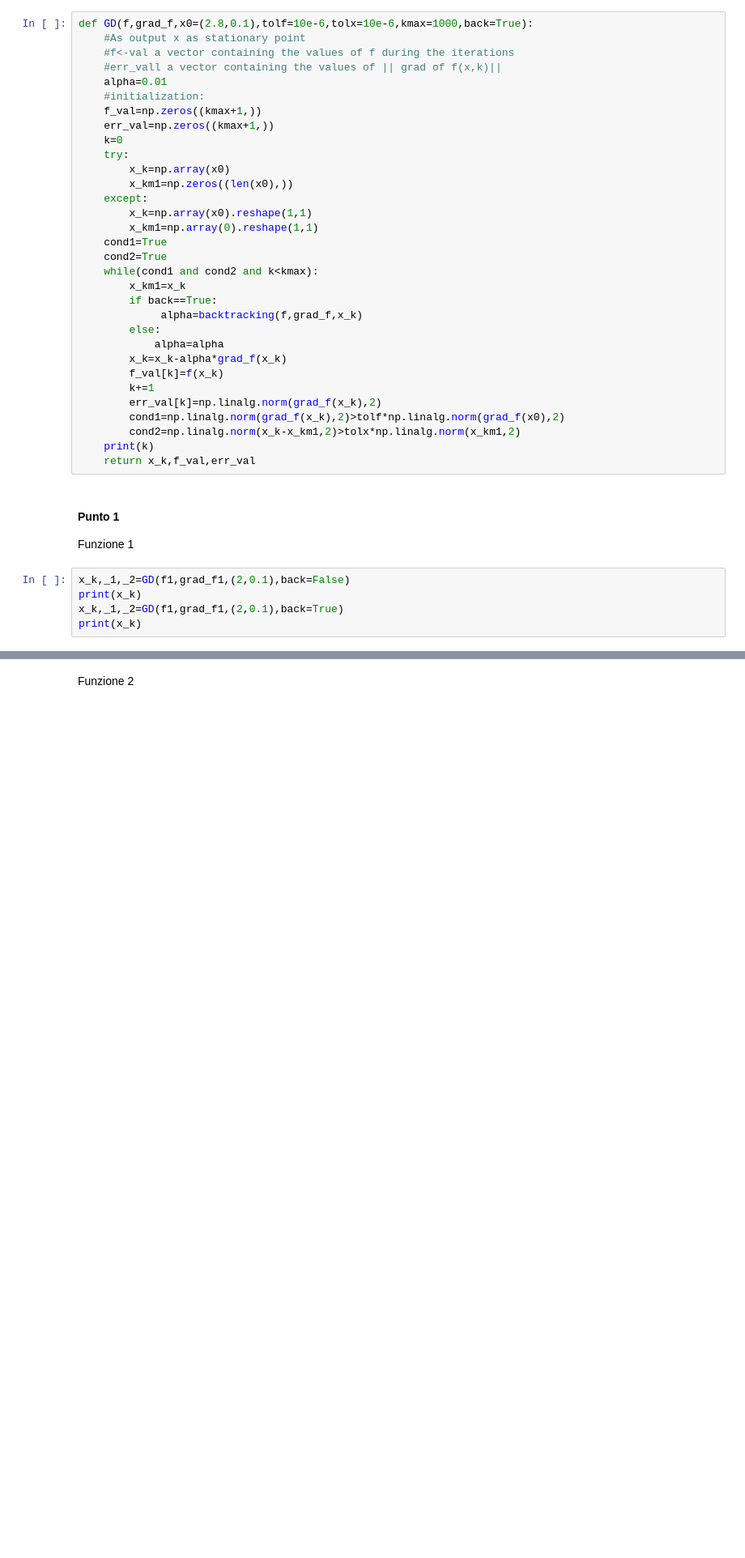
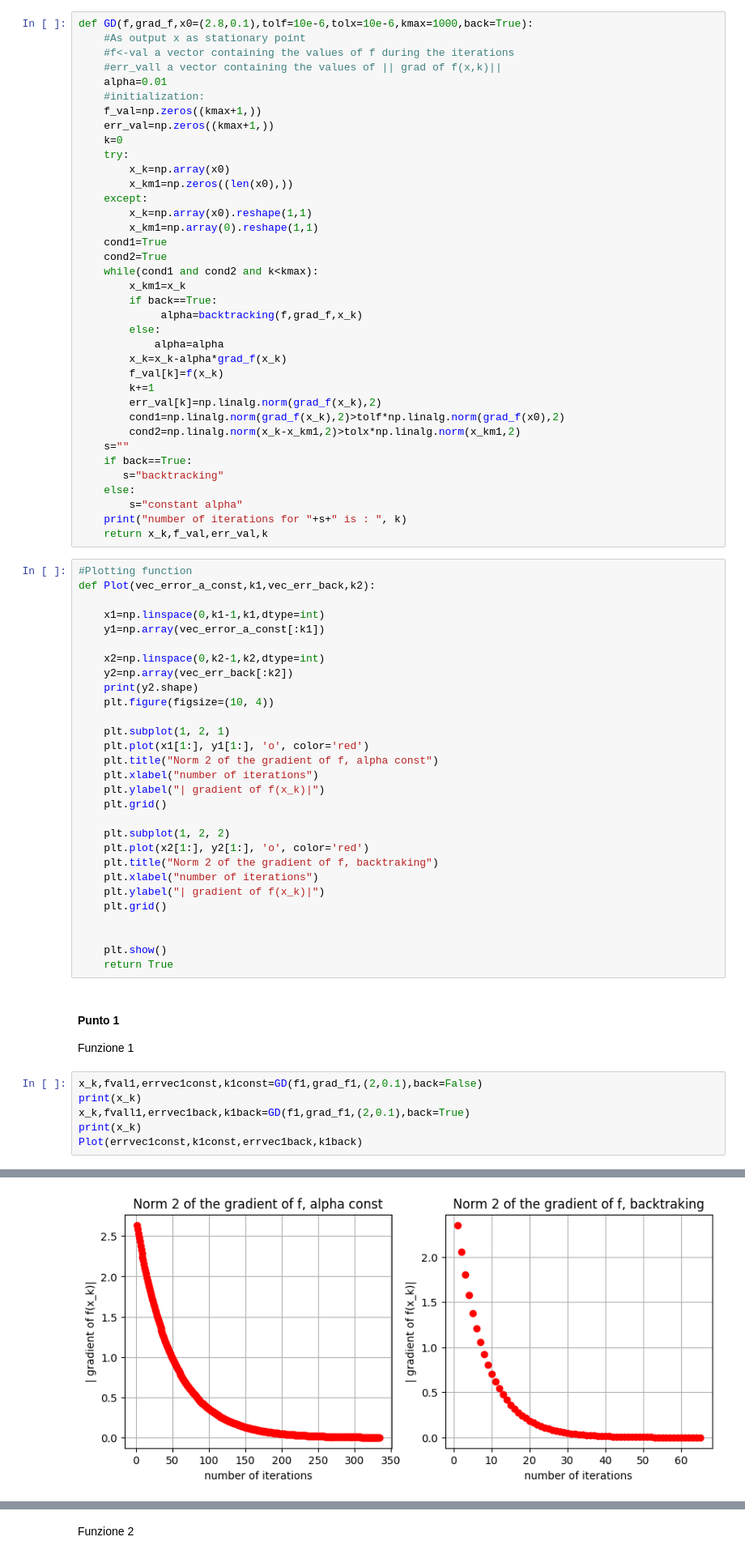
Before and after one commit to francesco-source/Artificial-Intelligence-UNIBO, a Jupyter notebook: Statistical_and_mathematical_methods_for_AI/Exercises/Exercise3.ipynb, the cells around one changed output, grey strips where cells are left out. Shown at 81% size. Cells and saved outputs as stored; diff of their text form; blank space fills up the shorter version.

```diff
--- a/Statistical_and_mathematical_methods_for_AI/Exercises/Exercise3.ipynb
+++ b/Statistical_and_mathematical_methods_for_AI/Exercises/Exercise3.ipynb
@@ -94,14 +94,49 @@ def GD(f,grad_f,x0=(2.8,0.1),tolf=10e-6,tolx=10e-6,kmax=1000,back=True):
         err_val[k]=np.linalg.norm(grad_f(x_k),2)
         cond1=np.linalg.norm(grad_f(x_k),2)>tolf*np.linalg.norm(grad_f(x0),2)
         cond2=np.linalg.norm(x_k-x_km1,2)>tolx*np.linalg.norm(x_km1,2)
-    print(k)
-    return x_k,f_val,err_val
+    s=""
+    if back==True:
+       s="backtracking"
+    else:
+        s="constant alpha"
+    print("number of iterations for "+s+" is : ", k)
+    return x_k,f_val,err_val,k
+# %%
+#Plotting function
+def Plot(vec_error_a_const,k1,vec_err_back,k2):
+
+    x1=np.linspace(0,k1-1,k1,dtype=int)
+    y1=np.array(vec_error_a_const[:k1])
+
+    x2=np.linspace(0,k2-1,k2,dtype=int)
+    y2=np.array(vec_err_back[:k2])
+    print(y2.shape)
+    plt.figure(figsize=(10, 4))
+
+    plt.subplot(1, 2, 1)
+    plt.plot(x1[1:], y1[1:], 'o', color='red')
+    plt.title("Norm 2 of the gradient of f, alpha const")
+    plt.xlabel("number of iterations")
+    plt.ylabel("| gradient of f(x_k)|")
+    plt.grid()
+
+    plt.subplot(1, 2, 2)
+    plt.plot(x2[1:], y2[1:], 'o', color='red')
+    plt.title("Norm 2 of the gradient of f, backtraking")
+    plt.xlabel("number of iterations")
+    plt.ylabel("| gradient of f(x_k)|")
+    plt.grid()
+
+
+    plt.show()
+    return True
 # %% [markdown]
 #### Punto 1
 Funzione 1
 # %%
-x_k,_1,_2=GD(f1,grad_f1,(2,0.1),back=False)
+x_k,fval1,errvec1const,k1const=GD(f1,grad_f1,(2,0.1),back=False)
 print(x_k)
-x_k,_1,_2=GD(f1,grad_f1,(2,0.1),back=True)
+x_k,fvall1,errvec1back,k1back=GD(f1,grad_f1,(2,0.1),back=True)
 print(x_k)
+Plot(errvec1const,k1const,errvec1back,k1back)
 # %% [output]
@@ -111,0 +148 @@ print(x_k)
+[figure, added]
```
Also changed, not shown: parts of 5 cells of this notebook.
